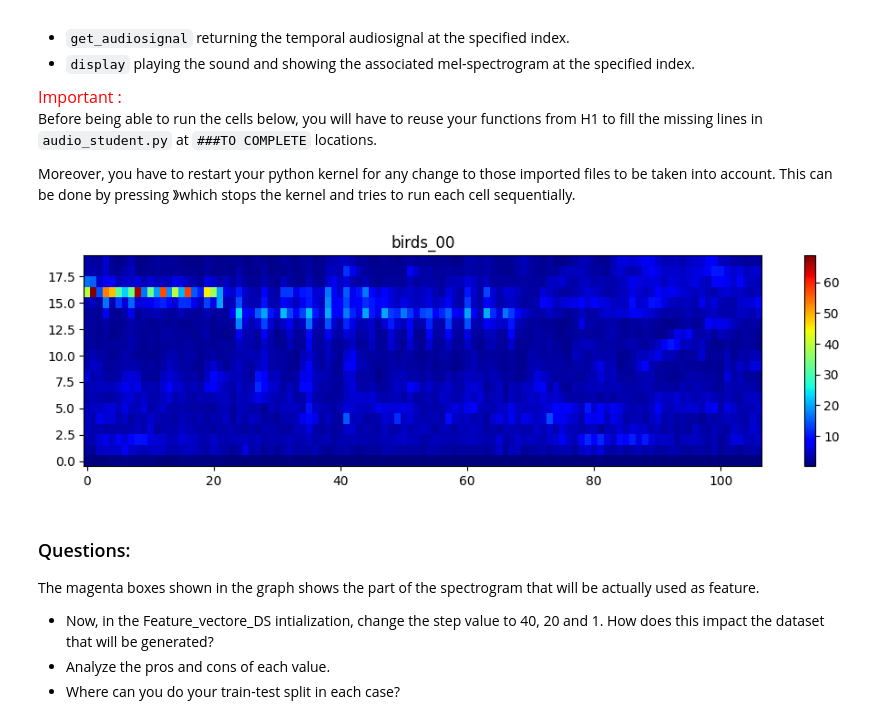
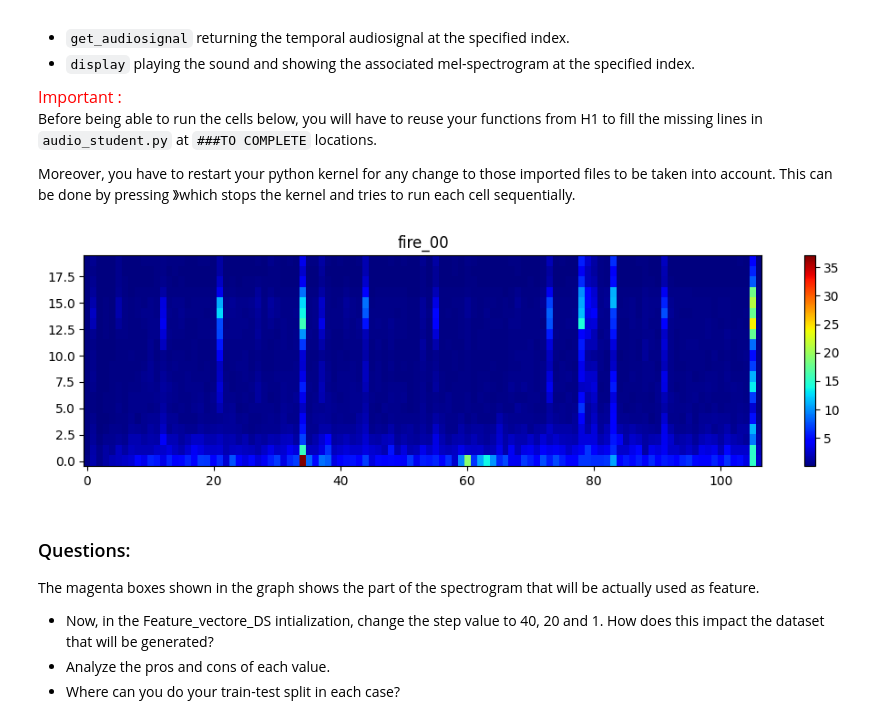
Before and after one commit to nderumier/LELEC210X, a Jupyter notebook: classification/h5a2_audio.ipynb, the cells around one changed output. Cells and saved outputs as stored; diff of their text form; code cells hidden in the pictures.

```diff
--- a/classification/h5a2_audio.ipynb
+++ b/classification/h5a2_audio.ipynb
@@ -101,21 +101,21 @@ Moreover, you have to restart your python kernel for any change to those importe
 # %%
 ### TO RUN
 
 "Creation of the dataset"
 myds = Feature_vector_DS(dataset, Nft=512, nmel=20, duration=950, step=np.inf)
 
 "Some attributes..."
 myds.nmel
 myds.duration
 myds.sr
 myds.data_aug
 myds.ncol
 
 
 idx = 0
-myds.display(["birds", idx], show_features=False)
+myds.display(["fire", idx], show_features=False)
 # %% [output]
-[figure, old version]
+[figure, new version]
 # %% [markdown]
 ### Questions:
 The magenta boxes shown in the graph shows the part of the spectrogram that will be actually used as feature.
```
Also changed, not shown: parts of 10 cells of this notebook, 2 other files.
